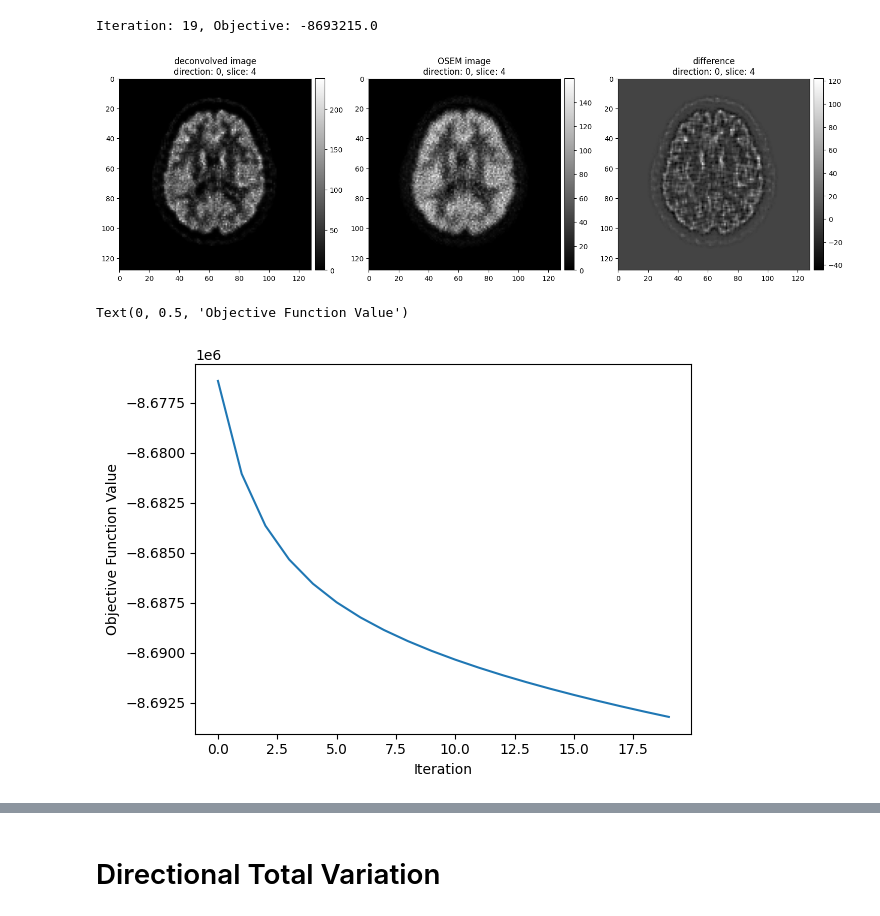
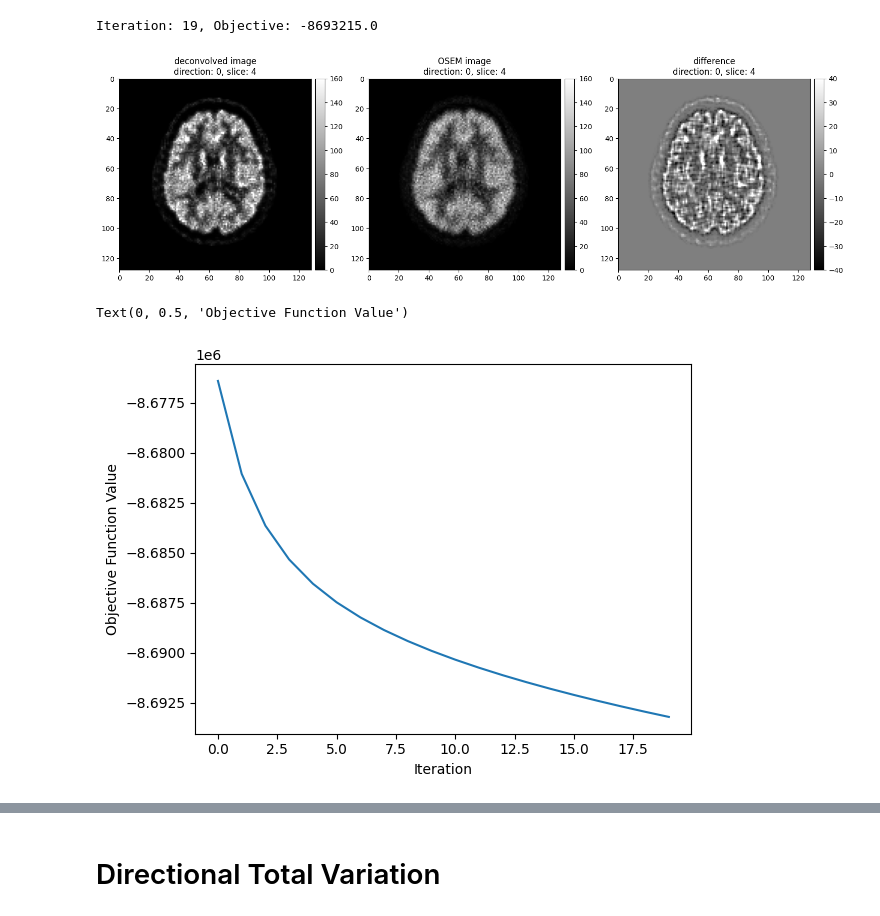
Before and after one commit to MargaretDuff/SIRF-CIL-training-synergistic-, a Jupyter notebook: directional_TV_pet.ipynb, the cells around one changed output, grey strips where cells are left out. Drawn from its saved outputs; the diff is of its cells as text; code cells hidden in the pictures.

```diff
--- a/directional_TV_pet.ipynb
+++ b/directional_TV_pet.ipynb
@@ -211,14 +216,13 @@ Iteration: 19, Objective: -8693215.0
 # %%
 show2D([new_estimate, current_estimate, new_estimate-current_estimate],
        title = ['deconvolved image', 'OSEM image', 'difference'],
-       origin = 'upper', num_cols = 3, fix_range=[(0,150,), (0,150), (-40,40)],
-       cmap = [cmap, cmap, 'seismic'])
+       origin = 'upper', num_cols = 3, fix_range=[(0,160), (0,160), (-40,40)],)
 
 plt.plot(obj)
 plt.xlabel('Iteration')
 plt.ylabel('Objective Function Value')
 # %% [output]
-[figure, old version]
+[figure, new version]
 Text(0, 0.5, 'Objective Function Value')
 [figure]
 # %%
```
Also changed, not shown: parts of 5 cells of this notebook.
